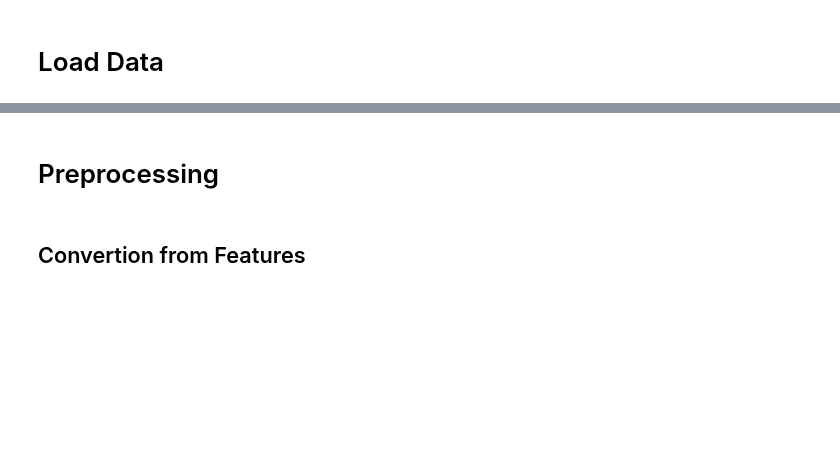
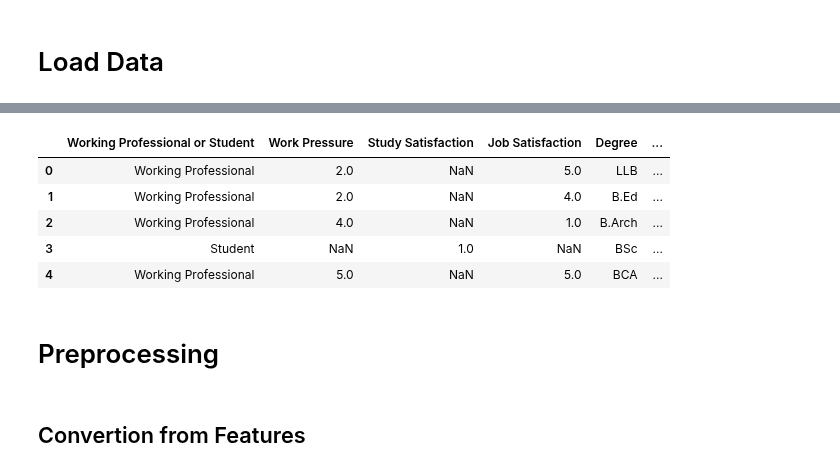
Before and after one commit to mailmezorro/playground-series-s4e11, a Jupyter notebook: Preprocessing/playground-series-s4e11-preprocessing.ipynb, the cells around one changed output, grey strips where cells are left out. Cells and saved outputs as stored; diff of their text form; code cells hidden in the pictures; blank space fills up the shorter version.

```diff
--- a/Preprocessing/playground-series-s4e11-preprocessing.ipynb
+++ b/Preprocessing/playground-series-s4e11-preprocessing.ipynb
@@ -63,3 +73,12 @@ test_concat_data = pd.read_csv(data_path + '/s4-e11-test-concat/s4-e11-test-conc
+# %%
+test_concat_data.head()
+# %% [output]
+|  | Working Professional or Student | Work Pressure | Study Satisfaction | Job Satisfaction | Degree | ... |
+| 0 | Working Professional | 2.0 | NaN | 5.0 | LLB | ... |
+| 1 | Working Professional | 2.0 | NaN | 4.0 | B.Ed | ... |
+| 2 | Working Professional | 4.0 | NaN | 1.0 | B.Arch | ... |
+| 3 | Student | NaN | 1.0 | NaN | BSc | ... |
+| 4 | Working Professional | 5.0 | NaN | 5.0 | BCA | ... |
 # %% [markdown]
 # Preprocessing
 # %% [markdown]
```
Also changed, not shown: parts of 8 cells of this notebook, 3 other files.
